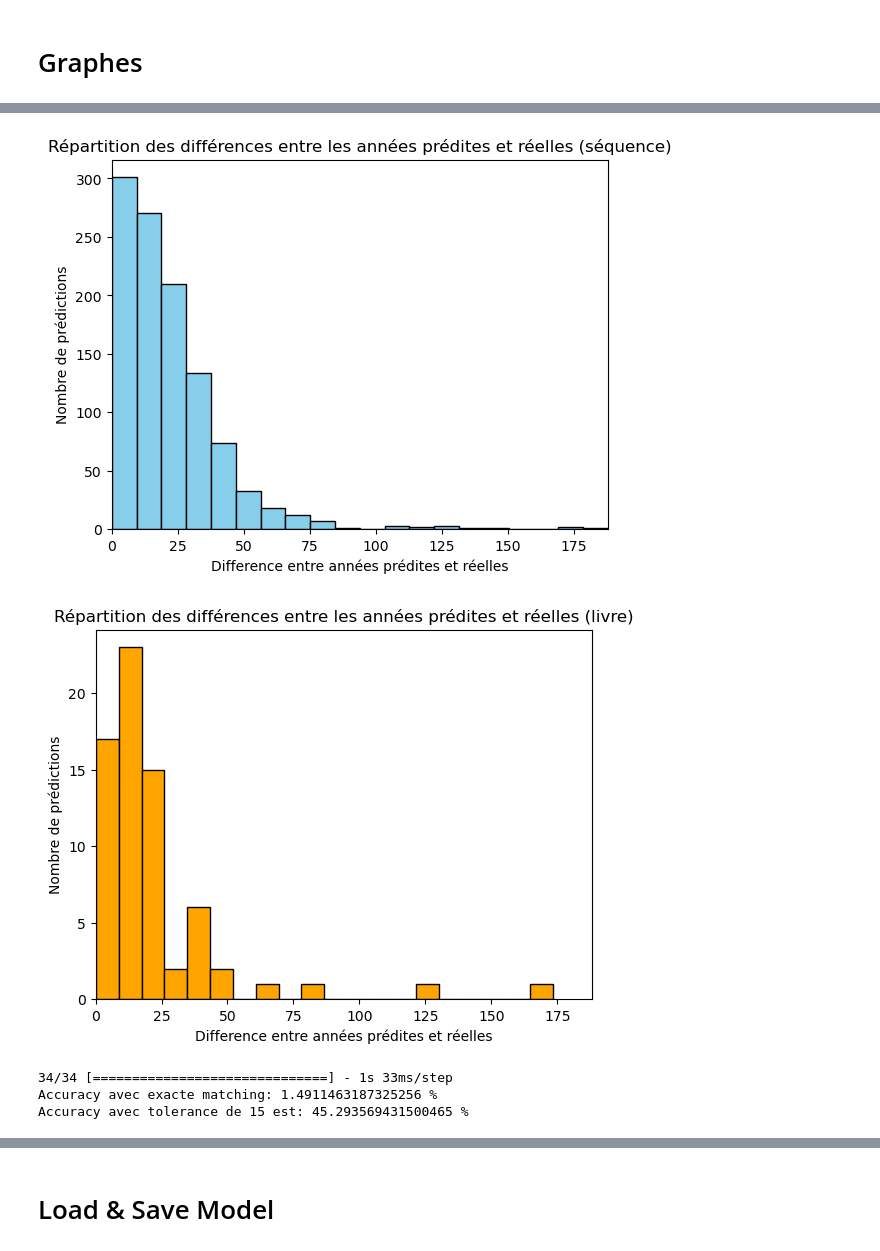
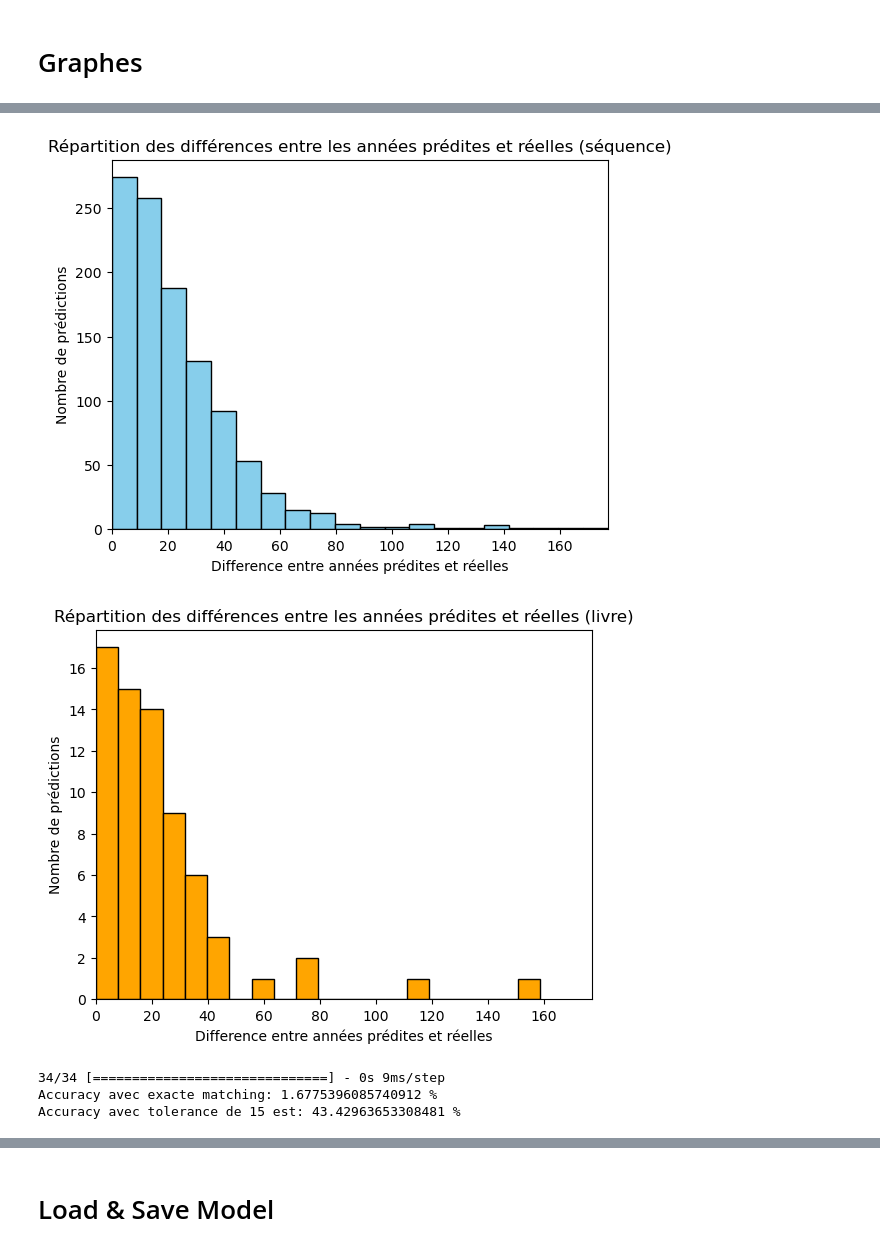
Before and after one commit to dorianGT/Text-Datation-With-CNN, a Jupyter notebook: TER.ipynb, the cells around one changed output, grey strips where cells are left out. Saved outputs shown, nothing was run; the diff lists cells and outputs as text; code cells hidden in the pictures.

```diff
--- a/TER.ipynb
+++ b/TER.ipynb
@@ -676,23 +787,25 @@ from keras.utils.vis_utils import plot_model
 
 utils.set_random_seed(420)
 
-model_params = {'embedding_dim': 15,
-                'count_conv1D':1,
-                'conv1D_1_filters': 64,
-                'conv1D_1_kernel': 9,
+model_params = {'included_branches':'A,C,D',
+                'embedding_dim': 40,
+                'count_conv1D':3,
+                'conv1D_1_filters': 32,
+                'conv1D_1_kernel': 21,
                 'pool_size':2,
-                'dense_units': 32,
+                'dense_units_branch': 32,
+                'dense_units': 64,
                 'dropout':0.4 }
 
 # Création du modèle en utilisant l'architecture spécifiée
 # input_shape = (max_len, embedding_dim+word_param_number)
 #model = archi(model_params,input_shape)
-model = define_multi_model(max_len, token_number)
+model = define_multi_model(max_len, token_number,model_params)
 
 plot_model(model, show_shapes=True, to_file='multichannel.png')
 
 # Compilation du modèle avec l'optimiseur Adam, la fonction de perte 'mse' et la métrique 'mae'
-model.compile(optimizer='adam', loss='mean_squared_error', metrics=['mae',accuracy_with_tolerance(20)])
+model.compile(optimizer='adam', loss='mean_squared_error', metrics=['mae',accuracy_with_tolerance(25)])
 # Affichage de la structure du modèle
 model.summary()
 
@@ -990,9 +1126,9 @@ min:  [1696.4625]
 # Graphes
 # %%
 # Plot training & validation accuracy with tolerance 20
-plt.plot(history.history['metric'][0:])
-plt.plot(history.history['val_metric'][0:])
-plt.title('Model Accuracy Tolerance 20')
+plt.plot(history.history['accuracy'][0:])
+plt.plot(history.history['val_accuracy'][0:])
+plt.title('Model Accuracy Tolerance 25')
 plt.ylabel('Accuracy')
 plt.xlabel('Epoch')
 plt.legend(['Train', 'Validation'], loc='upper right')
@@ -1088,5 +1224,5 @@ plt.show()
-[figure, old version]
+[figure, new version]
-[figure, old version]
+[figure, new version]
-34/34 [==============================] - 1s 33ms/step
-Accuracy avec exacte matching: 1.4911463187325256 %
-Accuracy avec tolerance de 15 est: 45.293569431500465 %
+34/34 [==============================] - 0s 9ms/step
+Accuracy avec exacte matching: 1.6775396085740912 %
+Accuracy avec tolerance de 15 est: 43.42963653308481 %
```
Also changed, not shown: parts of 12 cells of this notebook, 6 other files.
